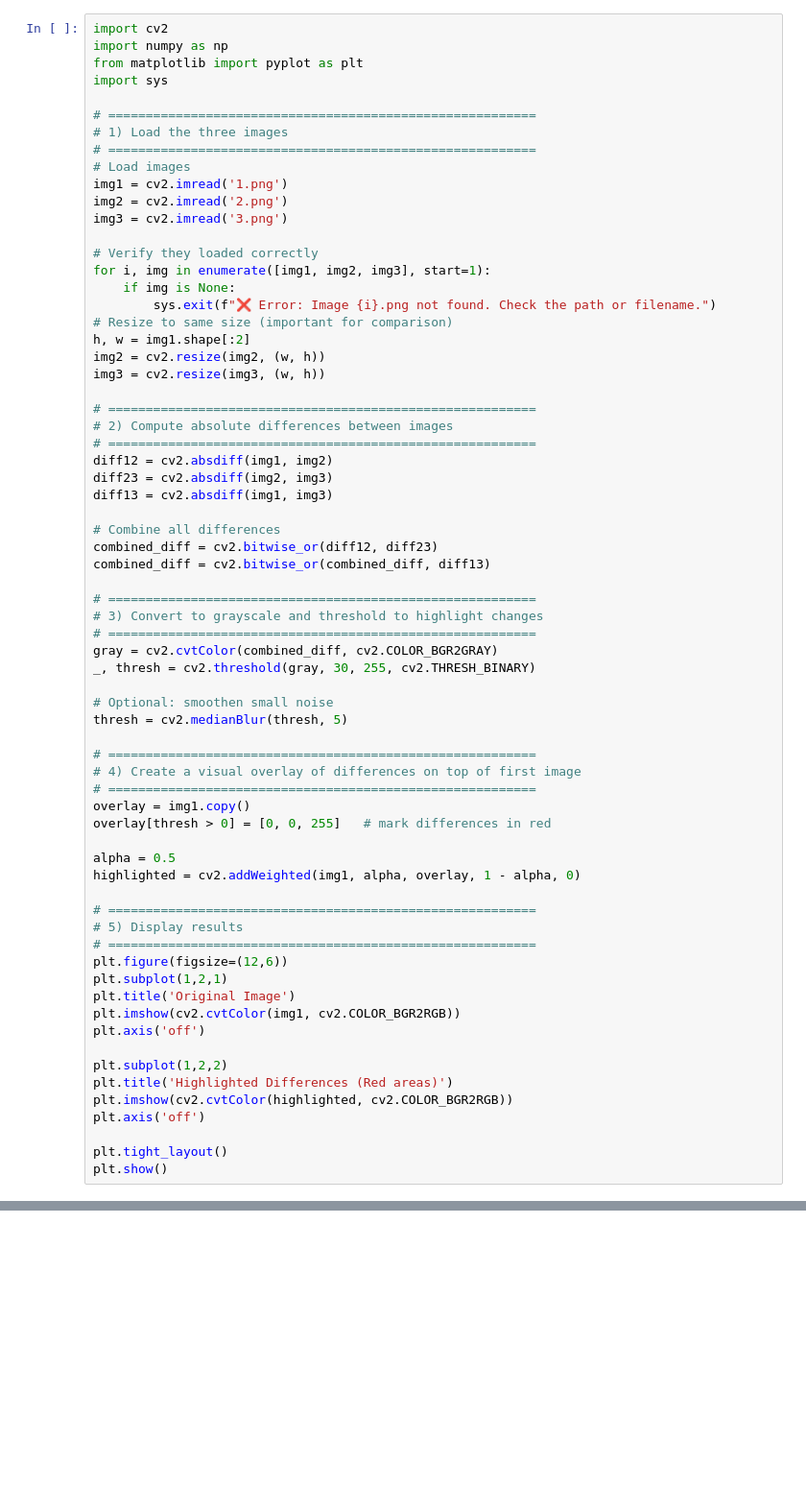
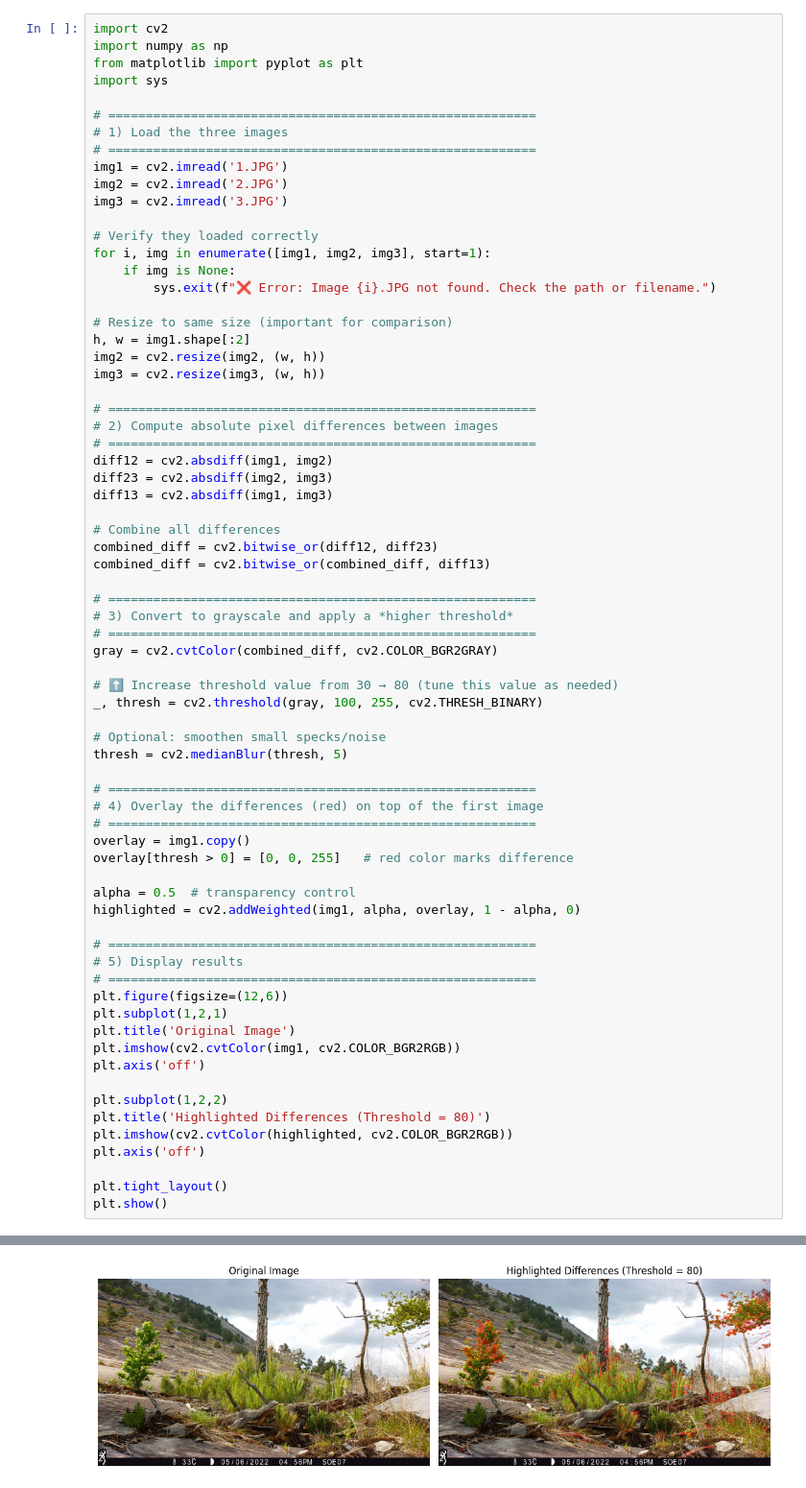
Before and after one commit to sagniksinha/HAAG_Stone_Mountain_Species_Detection_Project, a Jupyter notebook: ImageDifference.ipynb, the cells around one changed output, grey strips where cells are left out. Shown at 96% size. Cells and saved outputs as stored; diff of their text form; blank space fills up the shorter version.

```diff
--- a/ImageDifference.ipynb
+++ b/ImageDifference.ipynb
@@ -7,22 +7,22 @@ import sys
 # =========================================================
 # 1) Load the three images
 # =========================================================
-# Load images
-img1 = cv2.imread('1.png')
-img2 = cv2.imread('2.png')
-img3 = cv2.imread('3.png')
+img1 = cv2.imread('1.JPG')
+img2 = cv2.imread('2.JPG')
+img3 = cv2.imread('3.JPG')
 
 # Verify they loaded correctly
 for i, img in enumerate([img1, img2, img3], start=1):
     if img is None:
-        sys.exit(f"❌ Error: Image {i}.png not found. Check the path or filename.")
+        sys.exit(f"❌ Error: Image {i}.JPG not found. Check the path or filename.")
+
 # Resize to same size (important for comparison)
 h, w = img1.shape[:2]
 img2 = cv2.resize(img2, (w, h))
 img3 = cv2.resize(img3, (w, h))
 
 # =========================================================
-# 2) Compute absolute differences between images
+# 2) Compute absolute pixel differences between images
 # =========================================================
 diff12 = cv2.absdiff(img1, img2)
 diff23 = cv2.absdiff(img2, img3)
@@ -33,21 +33,23 @@ combined_diff = cv2.bitwise_or(diff12, diff23)
 combined_diff = cv2.bitwise_or(combined_diff, diff13)
 
 # =========================================================
-# 3) Convert to grayscale and threshold to highlight changes
+# 3) Convert to grayscale and apply a *higher threshold*
 # =========================================================
 gray = cv2.cvtColor(combined_diff, cv2.COLOR_BGR2GRAY)
-_, thresh = cv2.threshold(gray, 30, 255, cv2.THRESH_BINARY)
 
-# Optional: smoothen small noise
+# ⬆️ Increase threshold value from 30 → 80 (tune this value as needed)
+_, thresh = cv2.threshold(gray, 100, 255, cv2.THRESH_BINARY)
+
+# Optional: smoothen small specks/noise
 thresh = cv2.medianBlur(thresh, 5)
 
 # =========================================================
-# 4) Create a visual overlay of differences on top of first image
+# 4) Overlay the differences (red) on top of the first image
 # =========================================================
 overlay = img1.copy()
-overlay[thresh > 0] = [0, 0, 255]   # mark differences in red
+overlay[thresh > 0] = [0, 0, 255]   # red color marks difference
 
-alpha = 0.5
+alpha = 0.5  # transparency control
 highlighted = cv2.addWeighted(img1, alpha, overlay, 1 - alpha, 0)
 
 # =========================================================
@@ -60,7 +62,7 @@ plt.imshow(cv2.cvtColor(img1, cv2.COLOR_BGR2RGB))
 plt.axis('off')
 
 plt.subplot(1,2,2)
-plt.title('Highlighted Differences (Red areas)')
+plt.title('Highlighted Differences (Threshold = 80)')
 plt.imshow(cv2.cvtColor(highlighted, cv2.COLOR_BGR2RGB))
 plt.axis('off')
 
@@ -70,0 +72 @@ SystemExit: ❌ Error: Image 1.png not found. Check the path or filename.
+[figure, added]
```
Also changed, not shown: parts of 3 cells of this notebook, 1 other file.
